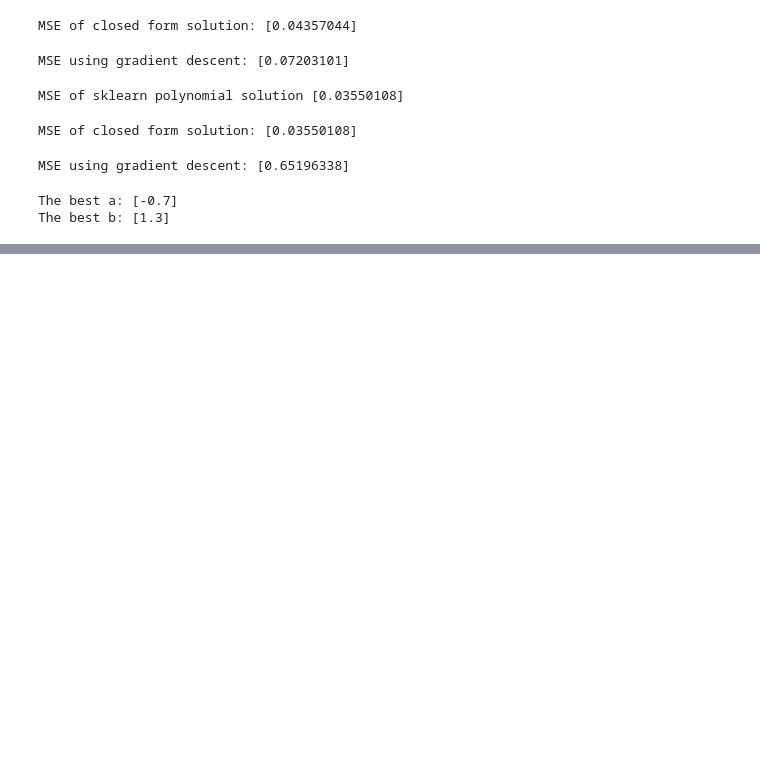
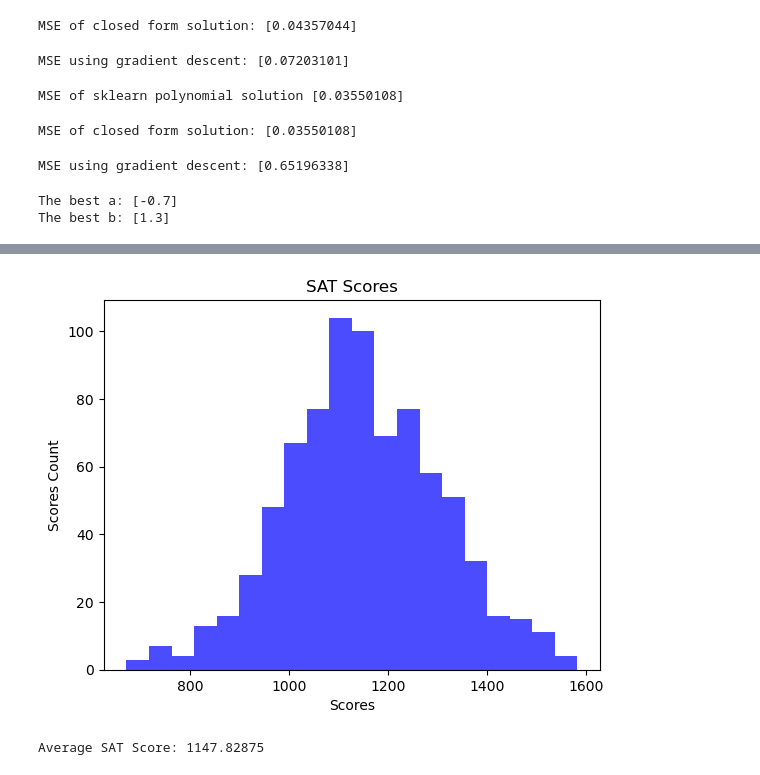
Before and after one commit to kennethaldridge/DS4400-HW, a Jupyter notebook: ds4400_hw3.ipynb, the cells around one changed output, grey strips where cells are left out. Drawn from its saved outputs; the diff is of its cells as text; code cells hidden in the pictures; blank space fills up the shorter version.

```diff
--- a/ds4400_hw3.ipynb
+++ b/ds4400_hw3.ipynb
@@ -129,0 +151,13 @@ The best b: [1.3]
+# %%
+# SAT
+sat_n, sat_bins, patches = plt.hist(sat, 20, facecolor='blue', alpha=0.7)
+
+plt.title('SAT Scores')
+plt.xlabel('Scores')
+plt.ylabel('Scores Count')
+
+plt.show()
+print(f'Average SAT Score: {np.average(sat)}')
+# %% [output]
+[figure, added]
+Average SAT Score: 1147.82875
```
Also changed, not shown: parts of 6 cells of this notebook.
